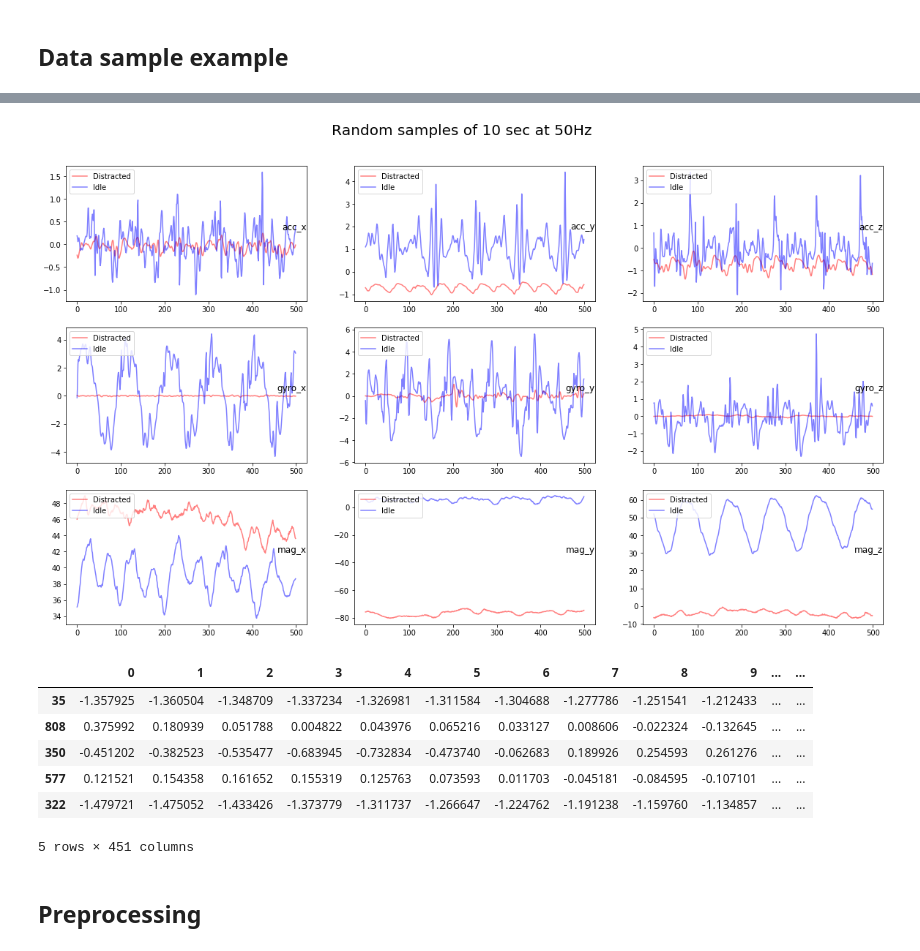
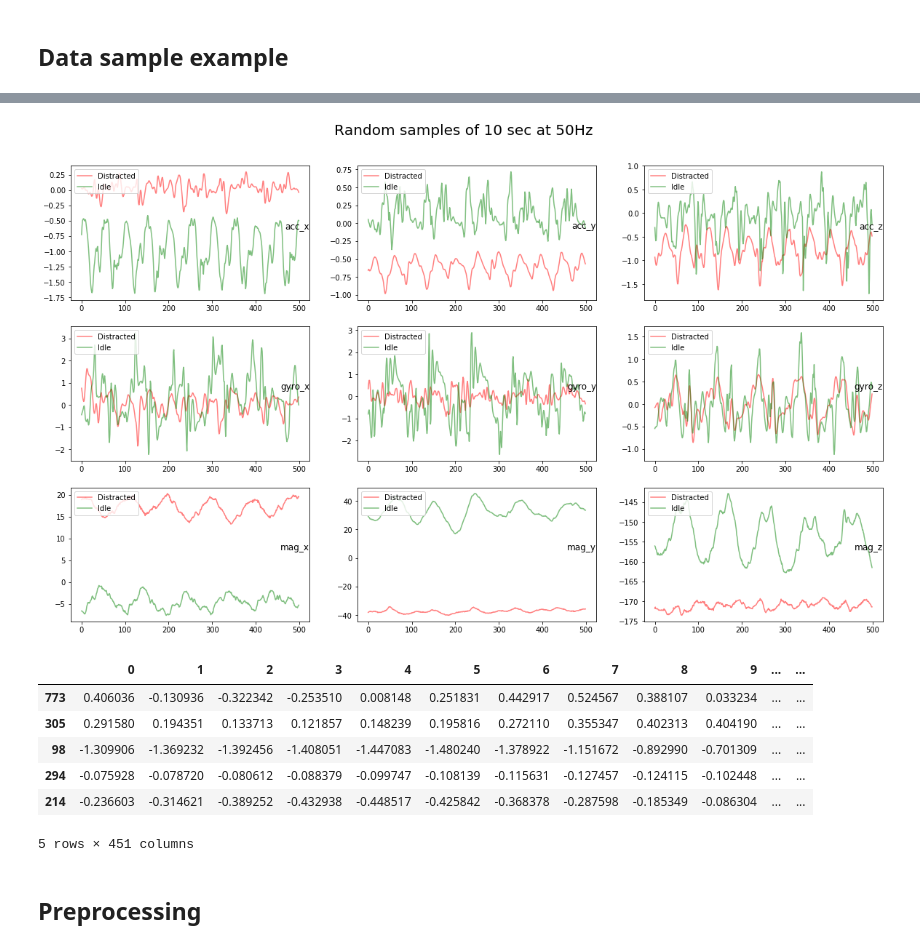
Before and after one commit to danylokos/activity-demo-model, a Jupyter notebook: activity-demo.ipynb, the cells around one changed output, grey strips where cells are left out. Saved outputs shown, nothing was run; the diff lists cells and outputs as text; code cells hidden in the pictures.

```diff
--- a/activity-demo.ipynb
+++ b/activity-demo.ipynb
@@ -25,7 +25,7 @@ import pandas as pd
 
 # 50Hz
 freq = 50
-data_dir = 'data'
+data_dir = 'data_iphone_x'
 
 columns = ['mode', 'timestamp', 'acc_x', 'acc_y', 'acc_z', 'gyro_x', 'gyro_y', 'gyro_z', 'mag_x', 'mag_y', 'mag_z']
 
@@ -67,35 +56,35 @@ secs = 10 # plot 10 sec only
 def plot_data(dfs):
     fdf = dfs[0]
     nrows = len(fdf.columns)
     cols = fdf.columns
 
     i = 1
     fig = plt.figure(figsize=(20, 40))
     title = "Random samples of %i sec at %iHz" % (secs, freq)
     fig.suptitle(title, fontsize=20, y=0.9)
     for row in range(1, nrows):
         plt.subplot(nrows, 3, i)
         for j in range(len(dfs)):
             values = dfs[j]
             begin = random.randint(0, len(values) - secs * freq)
             end = begin + secs * freq
             values = values.iloc[begin:end, :]
             values = values.reset_index(drop=True)
 
             is_dist = values.iloc[0][0]
             label = "Distracted" if is_dist == 1 else "Idle"
-            color = "red" if is_dist == 1 else "blue"
+            color = "red" if is_dist == 1 else "green"
 
             plt.plot(values.iloc[:, row], alpha=0.5, label=label, color=color)
             plt.legend(loc=2)
         plt.title(cols[row], y=0.5, loc='right')
         i += 1
     plt.show()
 
 for i in range(0, 1):
     plot_data([datasets_trunc[0], datasets_trunc[1]])
 # %% [output]
-[figure, old version]
+[figure, new version]
 # %%
 def unroll_df(df, wind_size=128):
     mode = df.iloc[0]['mode'].astype(int)
@@ -123,11 +112,11 @@ dataset = pd.concat(unrolled_datasets, axis=0)
 dataset.sample(5)
 # %% [output]
 |  | 0 | 1 | 2 | 3 | 4 | 5 | 6 | 7 | 8 | 9 | ... | ... |
-| 35 | -1.357925 | -1.360504 | -1.348709 | -1.337234 | -1.326981 | -1.311584 | -1.304688 | -1.277786 | -1.251541 | -1.212433 | ... | ... |
-| 808 | 0.375992 | 0.180939 | 0.051788 | 0.004822 | 0.043976 | 0.065216 | 0.033127 | 0.008606 | -0.022324 | -0.132645 | ... | ... |
-| 350 | -0.451202 | -0.382523 | -0.535477 | -0.683945 | -0.732834 | -0.473740 | -0.062683 | 0.189926 | 0.254593 | 0.261276 | ... | ... |
-| 577 | 0.121521 | 0.154358 | 0.161652 | 0.155319 | 0.125763 | 0.073593 | 0.011703 | -0.045181 | -0.084595 | -0.107101 | ... | ... |
-| 322 | -1.479721 | -1.475052 | -1.433426 | -1.373779 | -1.311737 | -1.266647 | -1.224762 | -1.191238 | -1.159760 | -1.134857 | ... | ... |
+| 773 | 0.406036 | -0.130936 | -0.322342 | -0.253510 | 0.008148 | 0.251831 | 0.442917 | 0.524567 | 0.388107 | 0.033234 | ... | ... |
+| 305 | 0.291580 | 0.194351 | 0.133713 | 0.121857 | 0.148239 | 0.195816 | 0.272110 | 0.355347 | 0.402313 | 0.404190 | ... | ... |
+| 98 | -1.309906 | -1.369232 | -1.392456 | -1.408051 | -1.447083 | -1.480240 | -1.378922 | -1.151672 | -0.892990 | -0.701309 | ... | ... |
+| 294 | -0.075928 | -0.078720 | -0.080612 | -0.088379 | -0.099747 | -0.108139 | -0.115631 | -0.127457 | -0.124115 | -0.102448 | ... | ... |
+| 214 | -0.236603 | -0.314621 | -0.389252 | -0.432938 | -0.448517 | -0.425842 | -0.368378 | -0.287598 | -0.185349 | -0.086304 | ... | ... |
 5 rows × 451 columns
 # %% [markdown]
 ## Preprocessing
```
Also changed, not shown: parts of 11 cells of this notebook, 5 other files.
